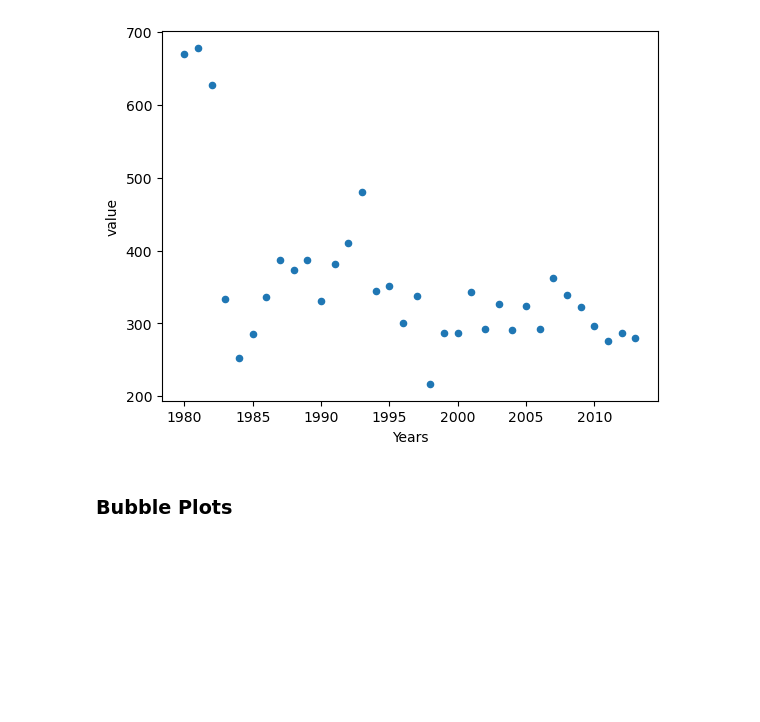
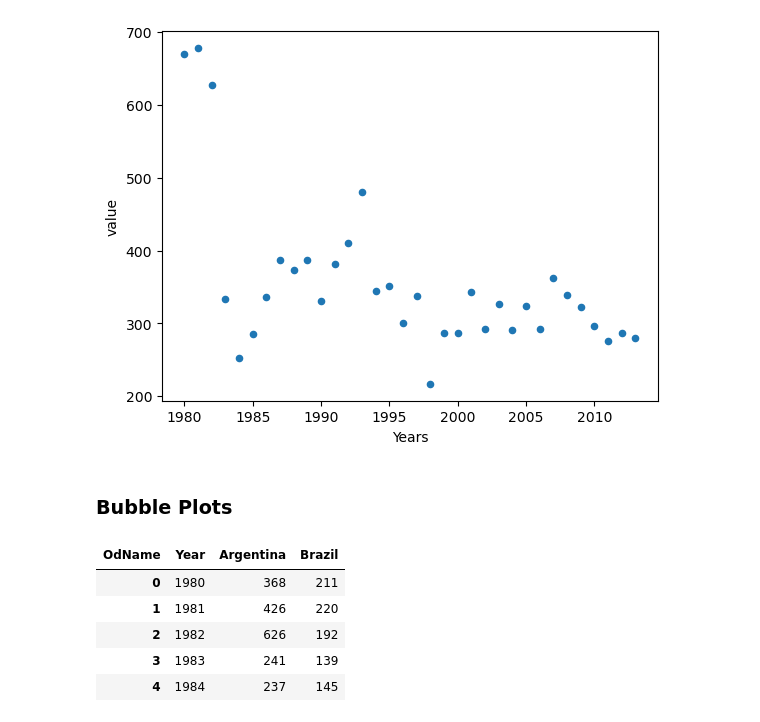
Before and after one commit to 0xrsfagundes/IBM, a Jupyter notebook: IBM/Data Visualization with Python/Data Visualization with Python - Lab3.ipynb, the cells around one changed output. Saved outputs shown, nothing was run; the diff lists cells and outputs as text; code cells hidden in the pictures; blank space fills up the shorter version.

```diff
--- a/IBM/Data Visualization with Python/Data Visualization with Python - Lab3.ipynb
+++ b/IBM/Data Visualization with Python/Data Visualization with Python - Lab3.ipynb
@@ -233,3 +233,24 @@ df_scatter_new_aux.plot(kind='scatter',x='Years',y='value')
 [figure]
 # %% [markdown]
 ### Bubble Plots
+# %%
+df_bubble = df.copy()
+
+df_bubble.drop(columns=['Type','Coverage','AREA','AreaName','REG','RegName','DEV','DevName'],inplace=True)
+
+df_bubble.set_index('OdName', inplace=True)
+
+df_bubble_aux = df_bubble[df_bubble.index.isin(['Brazil','Argentina'])].transpose()
+
+df_bubble_aux.reset_index(inplace=True)
+
+df_bubble_aux.rename(columns={'index':'Year'},inplace=True)
+
+df_bubble_aux.head()
+# %% [output]
+| OdName | Year | Argentina | Brazil |
+| 0 | 1980 | 368 | 211 |
+| 1 | 1981 | 426 | 220 |
+| 2 | 1982 | 626 | 192 |
+| 3 | 1983 | 241 | 139 |
+| 4 | 1984 | 237 | 145 |
```
Also changed, not shown: parts of 2 cells of this notebook.
